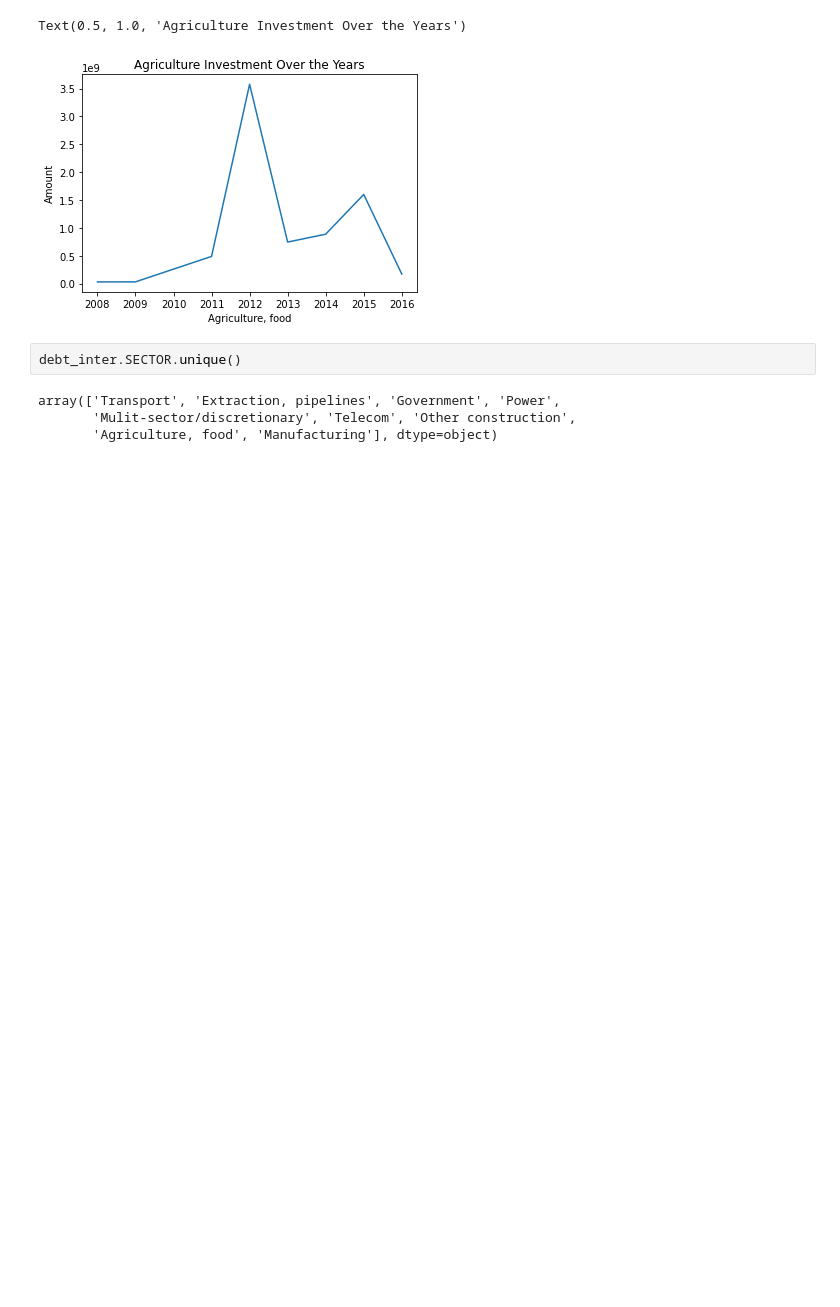
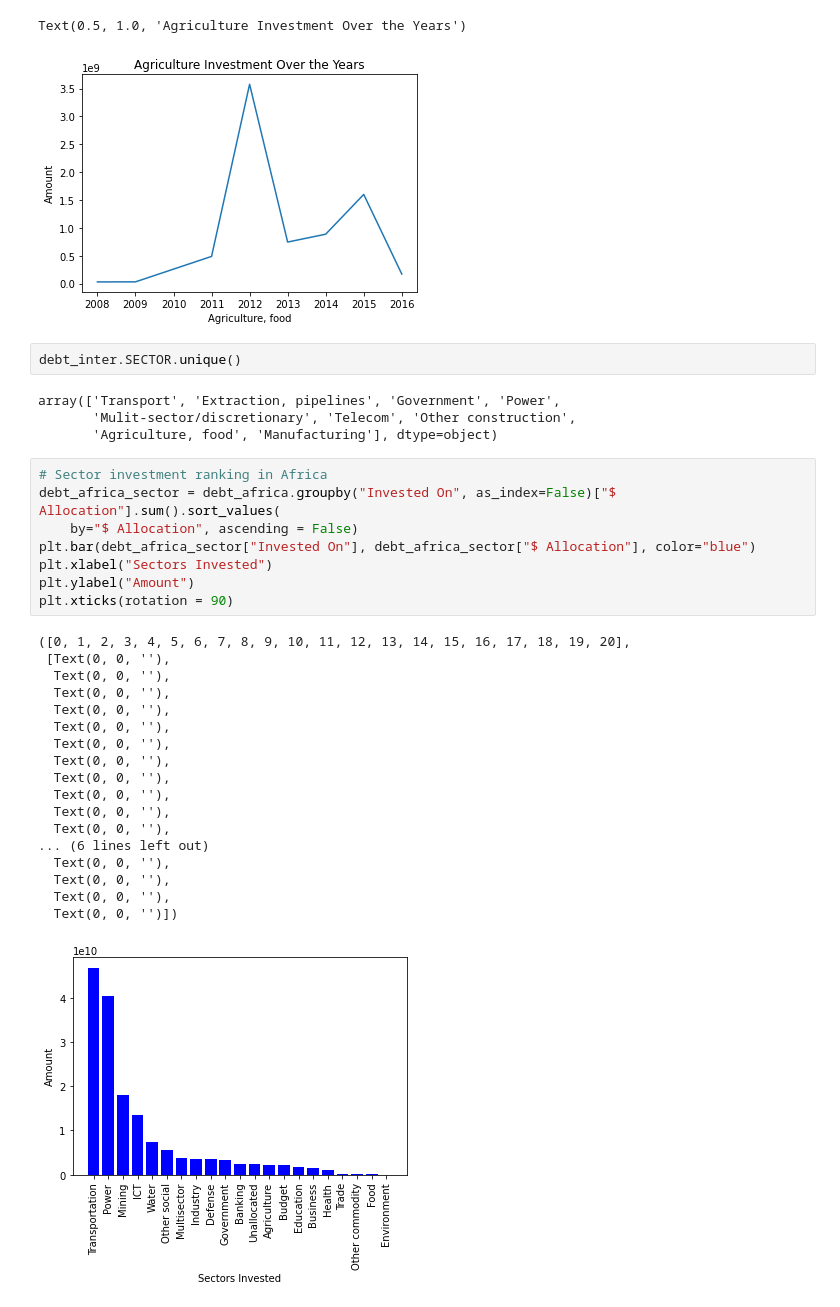
Before and after one commit to CassieCcL/Chinese-Debt-Trap, a Jupyter notebook: Chinese Debt Trap.ipynb, the cells around one changed output. Saved outputs shown, nothing was run; the diff lists cells and outputs as text; blank space fills up the shorter version.

```diff
--- a/Chinese Debt Trap.ipynb
+++ b/Chinese Debt Trap.ipynb
@@ -234,3 +293,30 @@ debt_inter.SECTOR.unique()
 array(['Transport', 'Extraction, pipelines', 'Government', 'Power',
        'Mulit-sector/discretionary', 'Telecom', 'Other construction',
        'Agriculture, food', 'Manufacturing'], dtype=object)
+# %%
+# Sector investment ranking in Africa
+debt_africa_sector = debt_africa.groupby("Invested On", as_index=False)["$ Allocation"].sum().sort_values(
+    by="$ Allocation", ascending = False)
+plt.bar(debt_africa_sector["Invested On"], debt_africa_sector["$ Allocation"], color="blue")
+plt.xlabel("Sectors Invested")
+plt.ylabel("Amount")
+plt.xticks(rotation = 90)
+# %% [output]
+([0, 1, 2, 3, 4, 5, 6, 7, 8, 9, 10, 11, 12, 13, 14, 15, 16, 17, 18, 19, 20],
+ [Text(0, 0, ''),
+  Text(0, 0, ''),
+  Text(0, 0, ''),
+  Text(0, 0, ''),
+  Text(0, 0, ''),
+  Text(0, 0, ''),
+  Text(0, 0, ''),
+  Text(0, 0, ''),
+  Text(0, 0, ''),
+  Text(0, 0, ''),
+  Text(0, 0, ''),
+... (6 lines left out)
+  Text(0, 0, ''),
+  Text(0, 0, ''),
+  Text(0, 0, ''),
+  Text(0, 0, '')])
+[figure, added]
```
Also changed, not shown: parts of 11 cells of this notebook.
